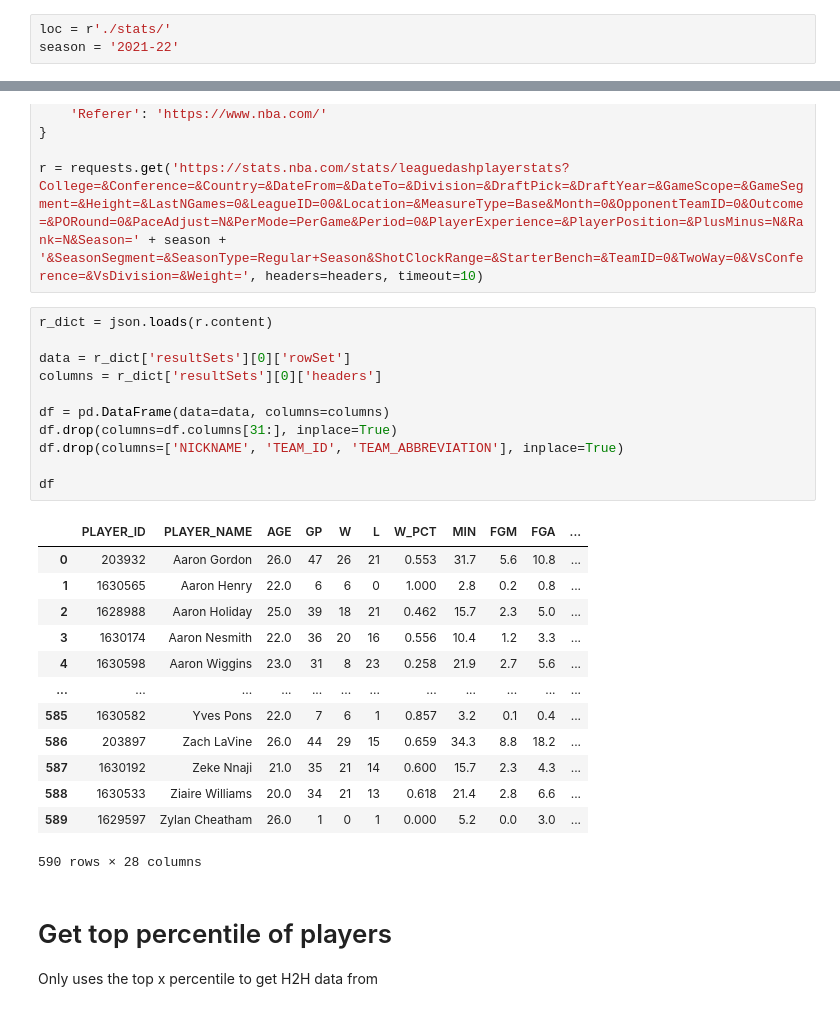
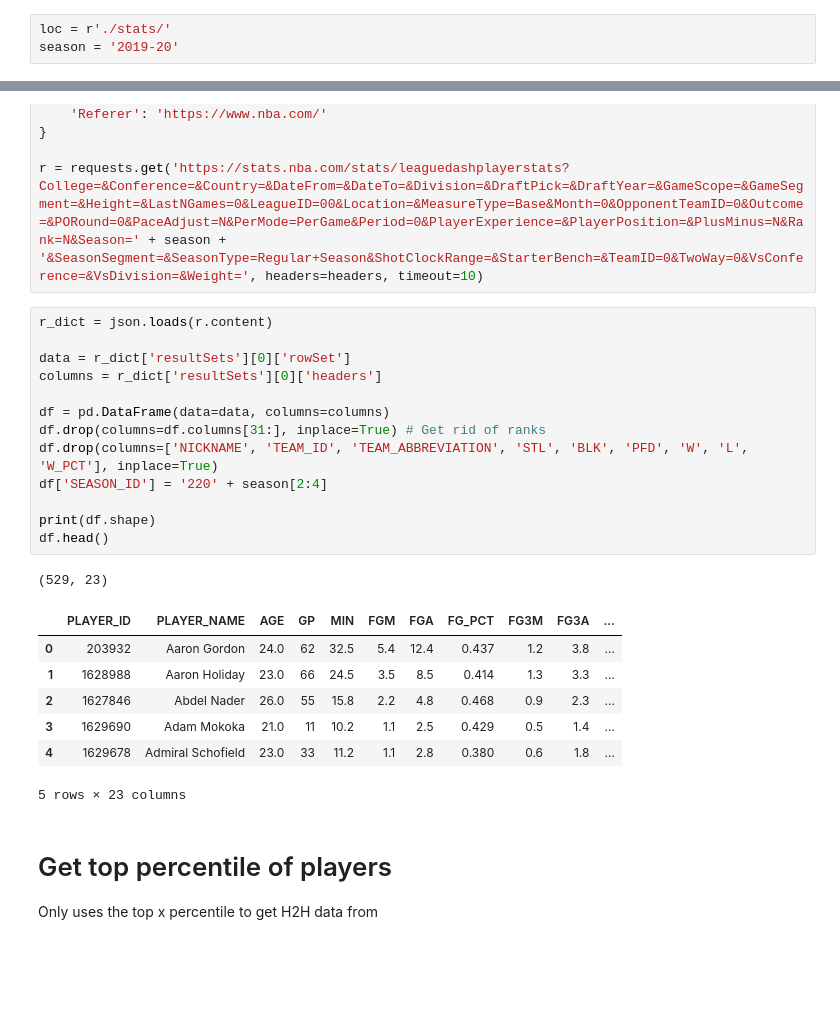
Before and after one commit to Darrick-Oliver/senior-project, a Jupyter notebook: Offensive Scraper.ipynb, the cells around one changed output, grey strips where cells are left out. Saved outputs shown, nothing was run; the diff lists cells and outputs as text; blank space fills up the shorter version.

```diff
--- a/Offensive Scraper.ipynb
+++ b/Offensive Scraper.ipynb
@@ -6,7 +6,7 @@ import json
 import time
 # %%
 loc = r'./stats/'
-season = '2021-22'
+season = '2019-20'
 # %% [markdown]
 # Request offensive data from NBA API
 
@@ -25,28 +25,25 @@ r = requests.get('https://stats.nba.com/stats/leaguedashplayerstats?College=&Con
 # %%
 r_dict = json.loads(r.content)
 
 data = r_dict['resultSets'][0]['rowSet']
 columns = r_dict['resultSets'][0]['headers']
 
 df = pd.DataFrame(data=data, columns=columns)
-df.drop(columns=df.columns[31:], inplace=True)
-df.drop(columns=['NICKNAME', 'TEAM_ID', 'TEAM_ABBREVIATION'], inplace=True)
+df.drop(columns=df.columns[31:], inplace=True) # Get rid of ranks
+df.drop(columns=['NICKNAME', 'TEAM_ID', 'TEAM_ABBREVIATION', 'STL', 'BLK', 'PFD', 'W', 'L', 'W_PCT'], inplace=True)
+df['SEASON_ID'] = '220' + season[2:4]
 
-df
+print(df.shape)
+df.head()
 # %% [output]
+(529, 23)
-|  | PLAYER_ID | PLAYER_NAME | AGE | GP | W | L | W_PCT | MIN | FGM | FGA | ... |
-| 0 | 203932 | Aaron Gordon | 26.0 | 47 | 26 | 21 | 0.553 | 31.7 | 5.6 | 10.8 | ... |
-| 1 | 1630565 | Aaron Henry | 22.0 | 6 | 6 | 0 | 1.000 | 2.8 | 0.2 | 0.8 | ... |
-| 2 | 1628988 | Aaron Holiday | 25.0 | 39 | 18 | 21 | 0.462 | 15.7 | 2.3 | 5.0 | ... |
-| 3 | 1630174 | Aaron Nesmith | 22.0 | 36 | 20 | 16 | 0.556 | 10.4 | 1.2 | 3.3 | ... |
-| 4 | 1630598 | Aaron Wiggins | 23.0 | 31 | 8 | 23 | 0.258 | 21.9 | 2.7 | 5.6 | ... |
-| ... | ... | ... | ... | ... | ... | ... | ... | ... | ... | ... | ... |
-| 585 | 1630582 | Yves Pons | 22.0 | 7 | 6 | 1 | 0.857 | 3.2 | 0.1 | 0.4 | ... |
-| 586 | 203897 | Zach LaVine | 26.0 | 44 | 29 | 15 | 0.659 | 34.3 | 8.8 | 18.2 | ... |
-| 587 | 1630192 | Zeke Nnaji | 21.0 | 35 | 21 | 14 | 0.600 | 15.7 | 2.3 | 4.3 | ... |
-| 588 | 1630533 | Ziaire Williams | 20.0 | 34 | 21 | 13 | 0.618 | 21.4 | 2.8 | 6.6 | ... |
-| 589 | 1629597 | Zylan Cheatham | 26.0 | 1 | 0 | 1 | 0.000 | 5.2 | 0.0 | 3.0 | ... |
+|  | PLAYER_ID | PLAYER_NAME | AGE | GP | MIN | FGM | FGA | FG_PCT | FG3M | FG3A | ... |
+| 0 | 203932 | Aaron Gordon | 24.0 | 62 | 32.5 | 5.4 | 12.4 | 0.437 | 1.2 | 3.8 | ... |
+| 1 | 1628988 | Aaron Holiday | 23.0 | 66 | 24.5 | 3.5 | 8.5 | 0.414 | 1.3 | 3.3 | ... |
+| 2 | 1627846 | Abdel Nader | 26.0 | 55 | 15.8 | 2.2 | 4.8 | 0.468 | 0.9 | 2.3 | ... |
+| 3 | 1629690 | Adam Mokoka | 21.0 | 11 | 10.2 | 1.1 | 2.5 | 0.429 | 0.5 | 1.4 | ... |
+| 4 | 1629678 | Admiral Schofield | 23.0 | 33 | 11.2 | 1.1 | 2.8 | 0.380 | 0.6 | 1.8 | ... |
-590 rows × 28 columns
+5 rows × 23 columns
 # %% [markdown]
 # Get top percentile of players
 
```
Also changed, not shown: parts of 8 cells of this notebook, 3 other files.
